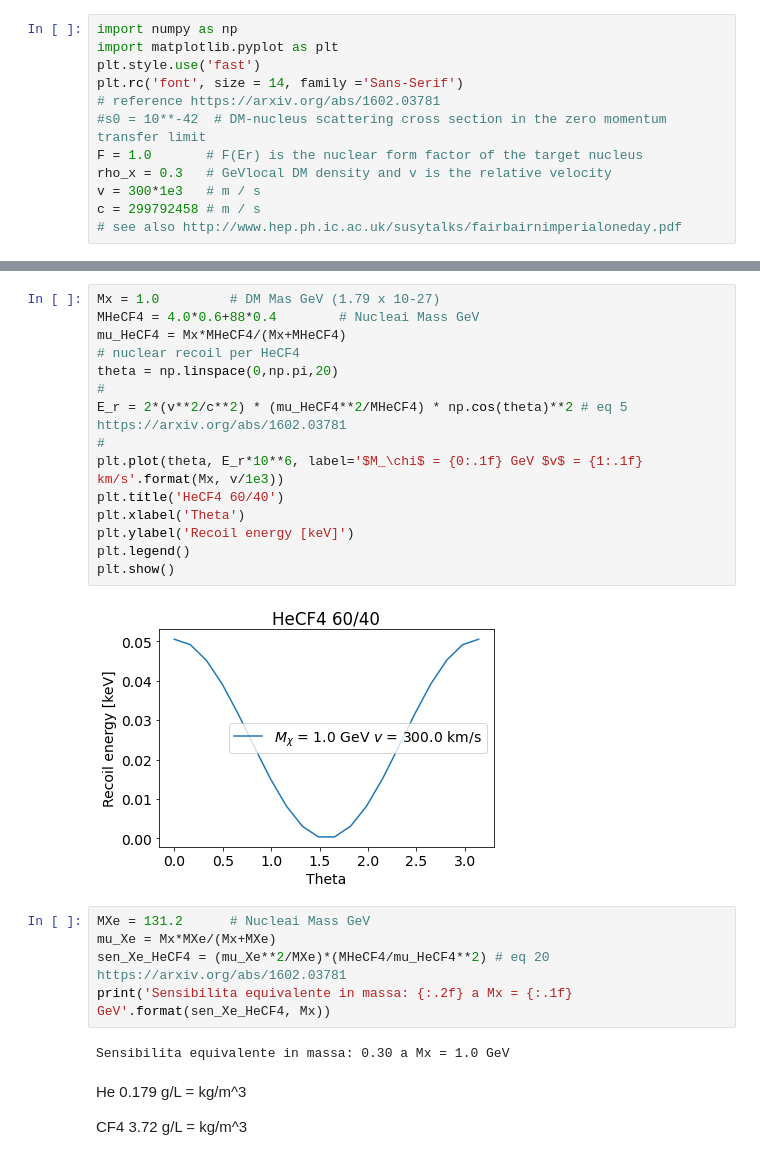
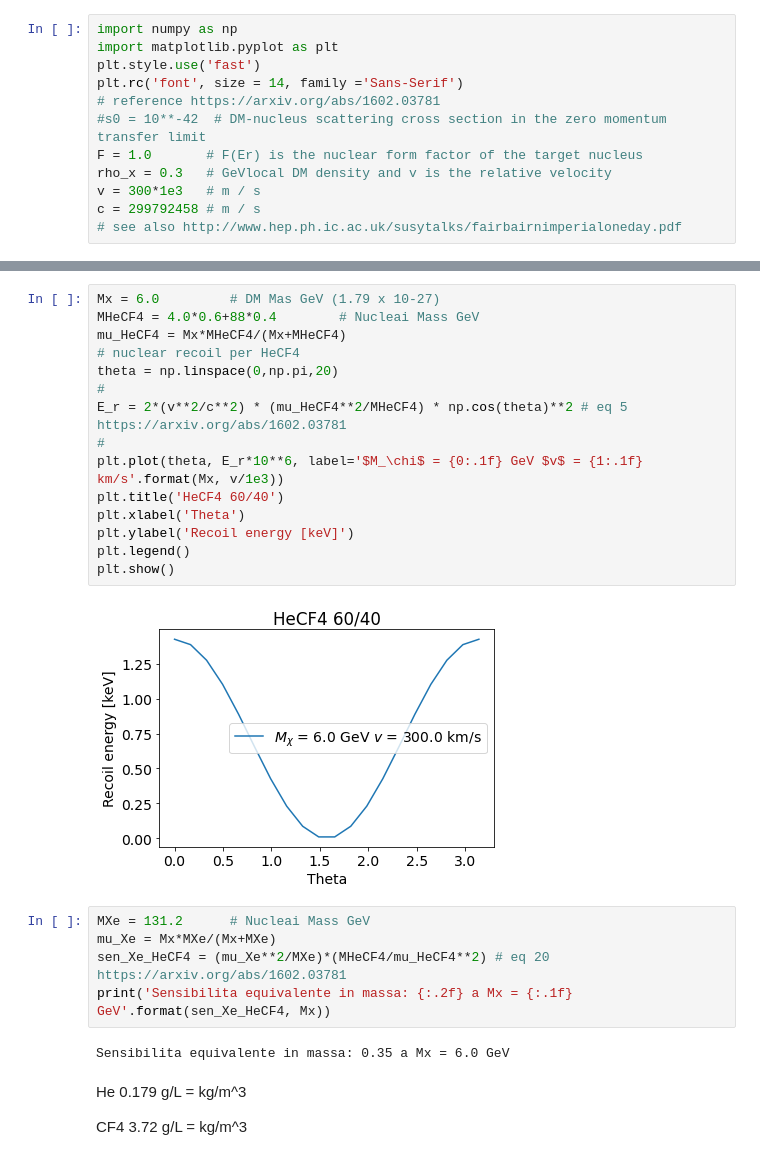
Before and after one commit to gmazzitelli/studenti, a Jupyter notebook: dark_matter.ipynb, the cells around one changed output, grey strips where cells are left out. Saved outputs shown, nothing was run; the diff lists cells and outputs as text.

```diff
--- a/dark_matter.ipynb
+++ b/dark_matter.ipynb
@@ -32,27 +32,27 @@ plt.show()
 # %%
-Mx = 1.0         # DM Mas GeV (1.79 x 10-27)
+Mx = 6.0         # DM Mas GeV (1.79 x 10-27)
 MHeCF4 = 4.0*0.6+88*0.4        # Nucleai Mass GeV
 mu_HeCF4 = Mx*MHeCF4/(Mx+MHeCF4)
 # nuclear recoil per HeCF4
 theta = np.linspace(0,np.pi,20)
 #
 E_r = 2*(v**2/c**2) * (mu_HeCF4**2/MHeCF4) * np.cos(theta)**2 # eq 5 https://arxiv.org/abs/1602.03781
 #
 plt.plot(theta, E_r*10**6, label='$M_\chi$ = {0:.1f} GeV $v$ = {1:.1f} km/s'.format(Mx, v/1e3))
 plt.title('HeCF4 60/40')
 plt.xlabel('Theta')
 plt.ylabel('Recoil energy [keV]')
 plt.legend()
 plt.show()
 # %% [output]
-[figure, old version]
+[figure, new version]
 # %%
 MXe = 131.2      # Nucleai Mass GeV
 mu_Xe = Mx*MXe/(Mx+MXe)
 sen_Xe_HeCF4 = (mu_Xe**2/MXe)*(MHeCF4/mu_HeCF4**2) # eq 20 https://arxiv.org/abs/1602.03781
 print('Sensibilita equivalente in massa: {:.2f} a Mx = {:.1f} GeV'.format(sen_Xe_HeCF4, Mx))
 # %% [output]
-Sensibilita equivalente in massa: 0.30 a Mx = 1.0 GeV
+Sensibilita equivalente in massa: 0.35 a Mx = 6.0 GeV
 # %% [markdown]
 
 
```
Also changed, not shown: parts of 2 cells of this notebook.
